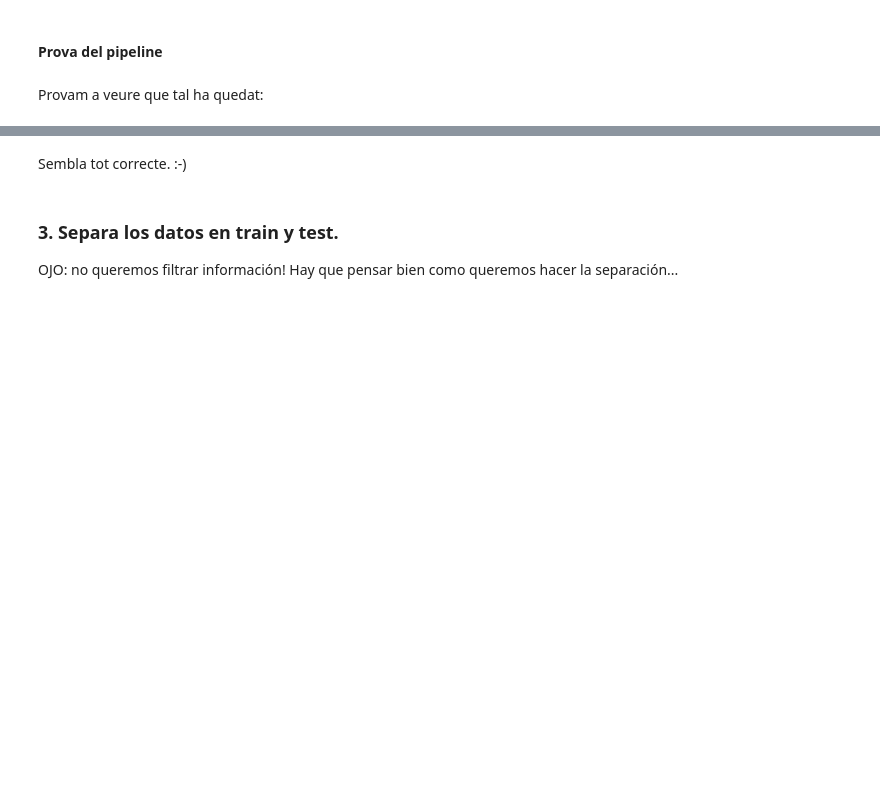
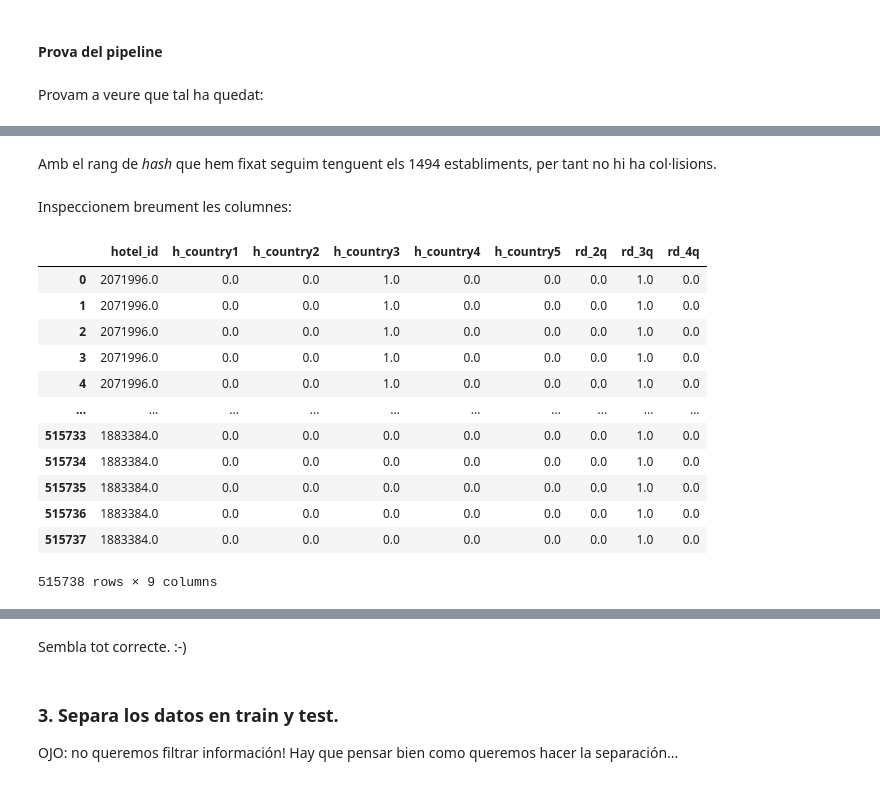
Before and after one commit to llublad/MUSI-AA, a Jupyter notebook: musi-aa-modulo1/W6/practica/20_hr_analysis.ipynb, the cells around one changed output, grey strips where cells are left out. Drawn from its saved outputs; the diff is of its cells as text; code cells hidden in the pictures; blank space fills up the shorter version.

```diff
--- a/musi-aa-modulo1/W6/practica/20_hr_analysis.ipynb
+++ b/musi-aa-modulo1/W6/practica/20_hr_analysis.ipynb
@@ -513,6 +535,7 @@ Itinerari columnes categòriques:
 # %%
 # Columnes per a la generació del codi únic d'establiment hoteler
 hotel_id_cols = ['Hotel_Address', 'Hotel_Name']
+hash_mod = 1e7 - 1
 
 # Extracció del país des de l'adreça de l'hotel
 hotel_address_col = 'Hotel_Address'
@@ -553,6 +576,11 @@ rv_tags_list = [' Family with older children ',
                 ' Stayed 2 nights ',
                 ' Stayed 3 nights ',
                 ' Stayed 4 nights ']
+
+# Que volem predir?
+
+src_target_col = 'Reviewer_Score'
+target_col = 'y'
 # %%
 # farem servir OneHotEncoder a mida per tal de garantir
 # que els camps dummy sempre facin referència al mateix
@@ -563,6 +591,7 @@ sel_cat_col_step = ('sel_cat_col',
 
 hotel_id_step = ('hotel_id',
                  HashThis(columns = hotel_id_cols,
+                          mod = hash_mod,
                           new_col = 'hotel_id')
                 )
 
@@ -724,0 +672,5 @@ X_trans.iloc[:, 30:]
+# %%
+main_pipe = Pipeline([data_prep_step])
+# %%
+X_pipe = pd.DataFrame(
+    main_pipe.fit_transform(df), columns = out_cols)
@@ -724,0 +718,20 @@ X_trans.iloc[:, 30:]
+# %% [markdown]
+Amb el rang de *hash* que hem fixat seguim tenguent els 1494 establiments, per tant no hi ha col·lisions.
+# %% [markdown]
+Inspeccionem breument les columnes:
+# %%
+X_pipe.iloc[:, :9]
+# %% [output]
+|  | hotel_id | h_country1 | h_country2 | h_country3 | h_country4 | h_country5 | rd_2q | rd_3q | rd_4q |
+| 0 | 2071996.0 | 0.0 | 0.0 | 1.0 | 0.0 | 0.0 | 0.0 | 1.0 | 0.0 |
+| 1 | 2071996.0 | 0.0 | 0.0 | 1.0 | 0.0 | 0.0 | 0.0 | 1.0 | 0.0 |
+| 2 | 2071996.0 | 0.0 | 0.0 | 1.0 | 0.0 | 0.0 | 0.0 | 1.0 | 0.0 |
+| 3 | 2071996.0 | 0.0 | 0.0 | 1.0 | 0.0 | 0.0 | 0.0 | 1.0 | 0.0 |
+| 4 | 2071996.0 | 0.0 | 0.0 | 1.0 | 0.0 | 0.0 | 0.0 | 1.0 | 0.0 |
+| ... | ... | ... | ... | ... | ... | ... | ... | ... | ... |
+| 515733 | 1883384.0 | 0.0 | 0.0 | 0.0 | 0.0 | 0.0 | 0.0 | 1.0 | 0.0 |
+| 515734 | 1883384.0 | 0.0 | 0.0 | 0.0 | 0.0 | 0.0 | 0.0 | 1.0 | 0.0 |
+| 515735 | 1883384.0 | 0.0 | 0.0 | 0.0 | 0.0 | 0.0 | 0.0 | 1.0 | 0.0 |
+| 515736 | 1883384.0 | 0.0 | 0.0 | 0.0 | 0.0 | 0.0 | 0.0 | 1.0 | 0.0 |
+| 515737 | 1883384.0 | 0.0 | 0.0 | 0.0 | 0.0 | 0.0 | 0.0 | 1.0 | 0.0 |
+515738 rows × 9 columns
```
Also changed, not shown: parts of 60 cells of this notebook, 2 other files.
